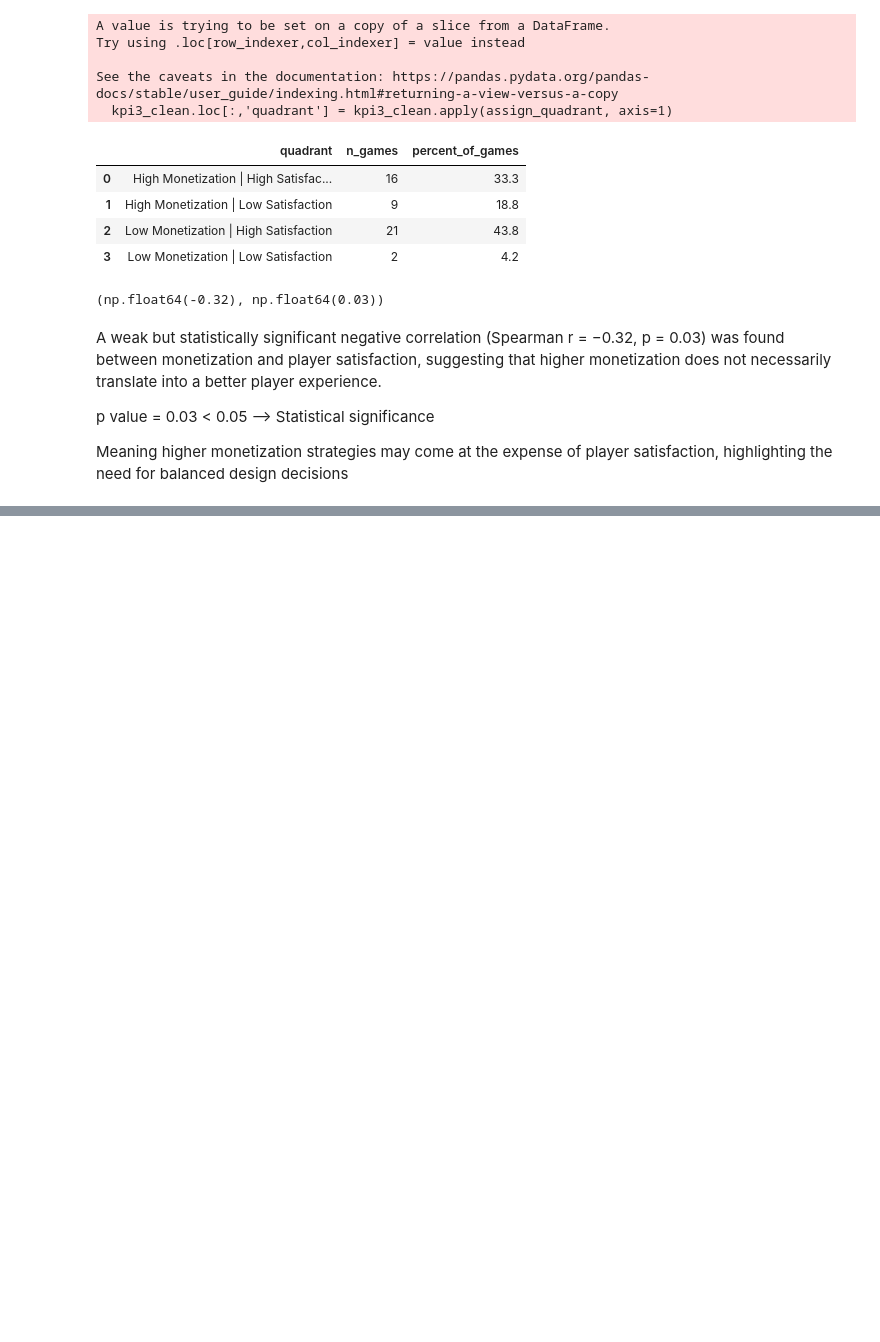
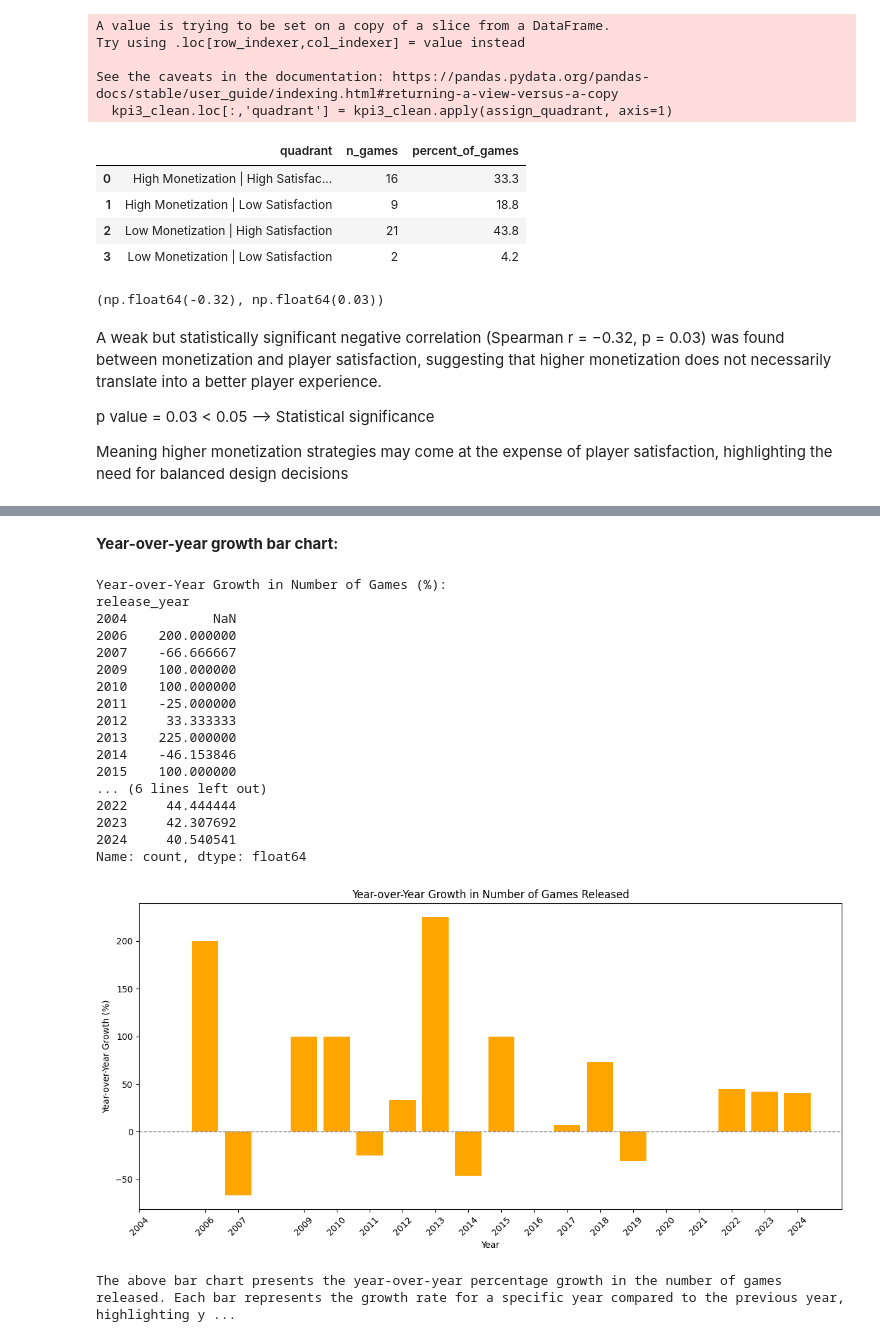
Before and after one commit to OfirBH/Steam_Final_Project, a Jupyter notebook: steam_final_project.ipynb, the cells around one changed output, grey strips where cells are left out. Cells and saved outputs as stored; diff of their text form; code cells hidden in the pictures; blank space fills up the shorter version.

```diff
--- a/steam_final_project.ipynb
+++ b/steam_final_project.ipynb
@@ -1854,0 +2080,49 @@ Meaning higher monetization strategies may come at the expense of player satisfa
+# %% [markdown]
+**Year-over-year growth bar chart:**
+# %%
+# Calculate Year-over-Year Growth in Number of Games Released (%)
+# games_per_year contains the count per year (already sorted by year)
+
+# Convert to a pandas Series in case it's not
+games_per_year = games_per_year.sort_index()
+games_per_year_pct = games_per_year.pct_change() * 100  # % change YoY
+
+# Display the calculated YoY growth rates
+print("Year-over-Year Growth in Number of Games (%):")
+print(games_per_year_pct)
+
+# Plot the YoY growth
+plt.figure(figsize=(12,6))
+plt.bar(games_per_year_pct.index, games_per_year_pct.values, color='orange')
+plt.xlabel('Year')
+plt.ylabel('Year-over-Year Growth (%)')
+plt.title('Year-over-Year Growth in Number of Games Released')
+plt.axhline(0, color='gray', linestyle='--', linewidth=1)
+plt.xticks(games_per_year_pct.index, rotation=45)
+plt.tight_layout()
+plt.show()
+
+print(
+    "The above bar chart presents the year-over-year percentage growth in the number of games released. "
+    "Each bar represents the growth rate for a specific year compared to the previous year, highlighting years of expansion or contraction in game releases."
+)
+# %% [output]
+Year-over-Year Growth in Number of Games (%):
+release_year
+2004           NaN
+2006    200.000000
+2007    -66.666667
+2009    100.000000
+2010    100.000000
+2011    -25.000000
+2012     33.333333
+2013    225.000000
+2014    -46.153846
+2015    100.000000
+... (6 lines left out)
+2022     44.444444
+2023     42.307692
+2024     40.540541
+Name: count, dtype: float64
+[figure, added]
+The above bar chart presents the year-over-year percentage growth in the number of games released. Each bar represents the growth rate for a specific year compared to the previous year, highlighting y ...
```
Also changed, not shown: parts of 21 cells of this notebook.
